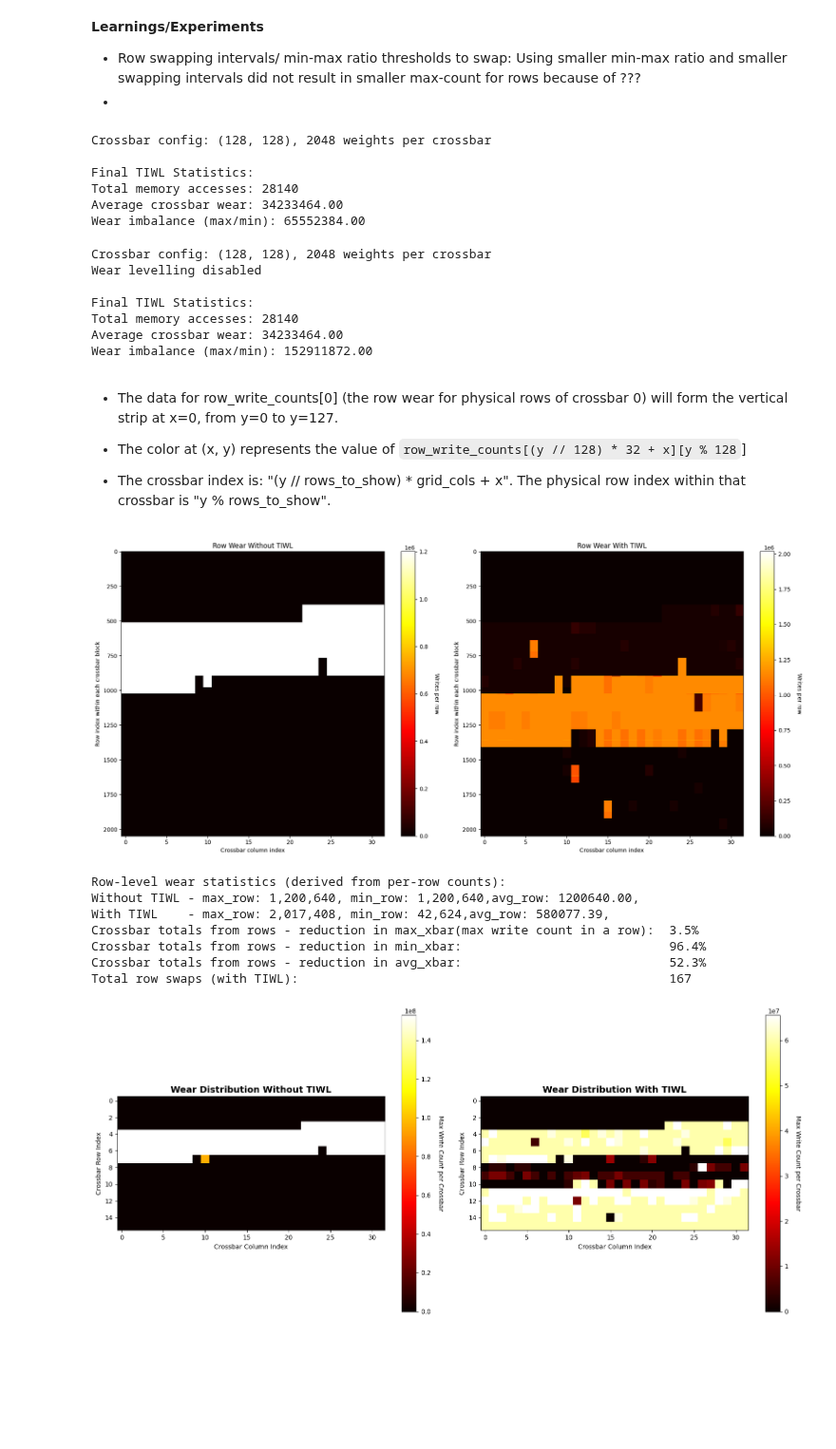
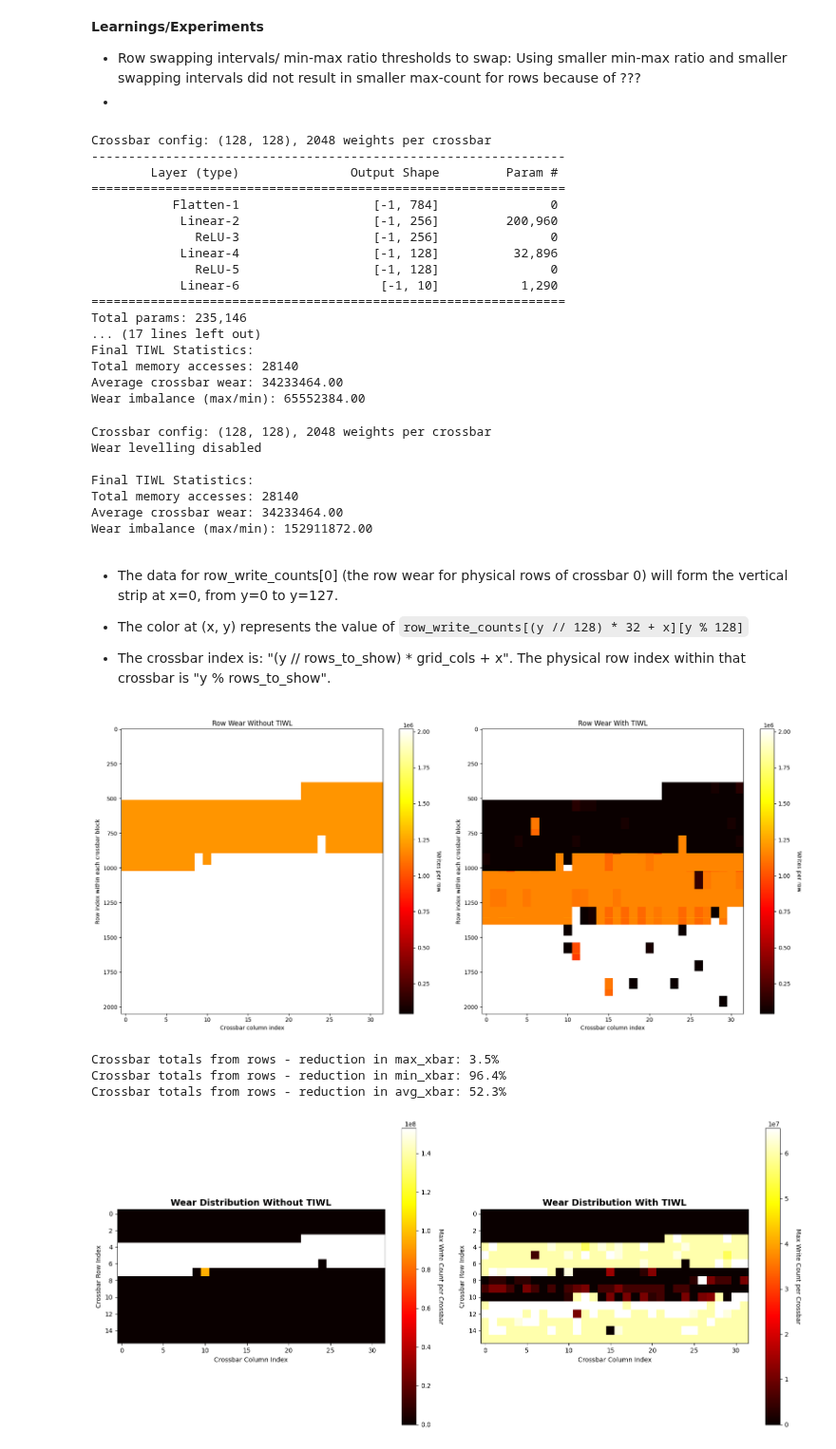
Before and after one commit to Ahbar1999/mtp-pimsimulator, a Jupyter notebook: pimsimulator.ipynb, the cells around one changed output. Shown at 95% size. Drawn from its saved outputs; the diff is of its cells as text; code cells hidden in the pictures; blank space fills up the shorter version.

Commit message:
fixed background color in the plotting functions

```diff
--- a/pimsimulator.ipynb
+++ b/pimsimulator.ipynb
@@ -126,7 +126,7 @@ class PIMSimulator:
 
         return segments
 
-    def log_memory_access(self, tensor_name, is_write=True, operation="unknown"):
+    def log_memory_access(self, tensor_name, is_write=True):
         """Accurate logging considering tensor size and crossbar capacity"""
         if not is_write or tensor_name not in self.tensor_registry:
             return
@@ -213,6 +213,11 @@ class PIMSimulator:
                   f"logical {min_logical}→physical {max_wear_physical} "
                   f"(wear ratio: {max_wear_physical/min_wear_physical:.2f})")
 
+    """
+      TODO:
+        add a parameter 'k' to the following function which allows you to choose top K% xbars to swap
+        default case should be remapping all xbars
+    """
     def perform_remapping(self):
         # print("Updating write counters")
         # Update Total Wear Count (TWC)
@@ -619,6 +759,9 @@ model = torch.nn.Sequential(
     torch.nn.ReLU(),
     torch.nn.Linear(128, 10)
 )
+
+# Print model summary with input size
+print(summary(model, input_size=(1, 784)), model)
 
 pim_sim.register_model(model)
 
@@ -663,7 +806,18 @@ print(f"Average crossbar wear: {pim_sim.twc_counters.mean():.2f}")
 print(f"Wear imbalance (max/min): {pim_sim.twc_counters.max() / (pim_sim.twc_counters.min() + 1):.2f}")
 # %% [output]
 Crossbar config: (128, 128), 2048 weights per crossbar
-
+----------------------------------------------------------------
+        Layer (type)               Output Shape         Param #
+================================================================
+           Flatten-1                  [-1, 784]               0
+            Linear-2                  [-1, 256]         200,960
+              ReLU-3                  [-1, 256]               0
+            Linear-4                  [-1, 128]          32,896
+              ReLU-5                  [-1, 128]               0
+            Linear-6                   [-1, 10]           1,290
+================================================================
+Total params: 235,146
+... (17 lines left out)
 Final TIWL Statistics:
 Total memory accesses: 28140
 Average crossbar wear: 34233464.00
@@ -733,19 +887,15 @@ Wear imbalance (max/min): 152911872.00
 # %% [markdown]
 * The data for row_write_counts[0] (the row wear for physical rows of crossbar 0) will form the vertical strip at x=0, from y=0 to y=127.
 
-* The color at (x, y) represents the value of `row_write_counts[(y // 128) * 32 + x][y % 128`]
+* The color at (x, y) represents the value of `row_write_counts[(y // 128) * 32 + x][y % 128]`
 * The crossbar index is: "(y // rows_to_show) * grid_cols + x". The physical row index within that crossbar is "y % rows_to_show".
 # %%
-plot_row_wear_heatmap(pim_simulator_no_wear_levelling, pim_sim, grid_shape=(16, 32), save_path="row_heatmap.png")
+plot_row_wear_heatmap_fixed_bg(pim_simulator_no_wear_levelling, pim_sim, grid_shape=(16, 32), save_path="row_heatmap.png")
 # %% [output]
-[figure, old version]
+[figure, new version]
-Row-level wear statistics (derived from per-row counts):
-Without TIWL - max_row: 1,200,640, min_row: 1,200,640,avg_row: 1200640.00,
-With TIWL    - max_row: 2,017,408, min_row: 42,624,avg_row: 580077.39,
-Crossbar totals from rows - reduction in max_xbar(max write count in a row):  3.5%
-Crossbar totals from rows - reduction in min_xbar:                            96.4%
-Crossbar totals from rows - reduction in avg_xbar:                            52.3%
-Total row swaps (with TIWL):                                                  167
+Crossbar totals from rows - reduction in max_xbar: 3.5%
+Crossbar totals from rows - reduction in min_xbar: 96.4%
+Crossbar totals from rows - reduction in avg_xbar: 52.3%
 # %%
 plot_crossbar_wear_heatmap(pim_simulator_no_wear_levelling, pim_sim, grid_shape=(16, 32), save_path="heatmap.png")
 # %% [output]
```
Also changed, not shown: parts of 3 cells of this notebook.
